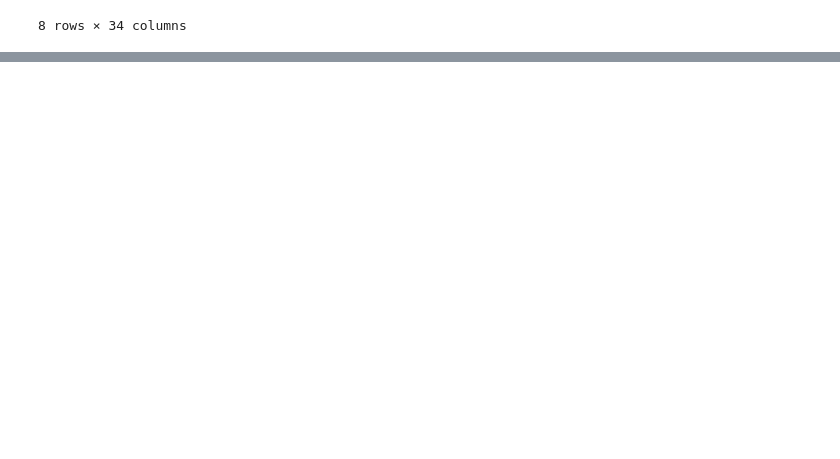
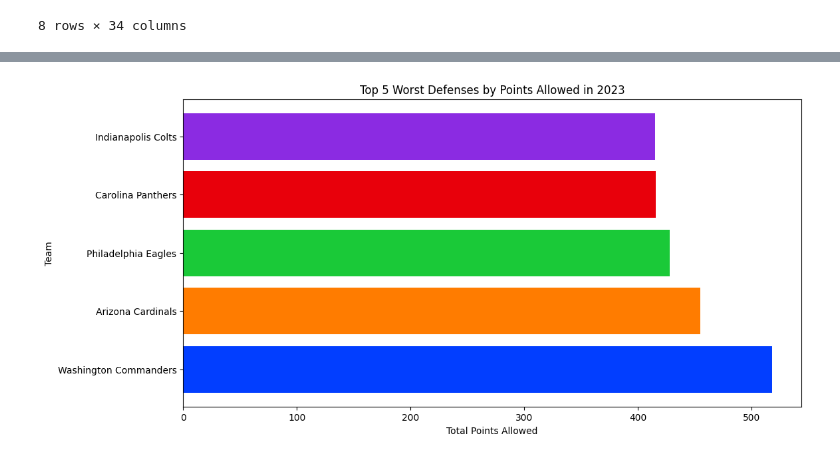
Before and after one commit to build-summer-2024/async-yellow-Kyle-Pham-final-project, a Jupyter notebook: final_project/final_project.ipynb, the cells around one changed output, grey strips where cells are left out. Saved outputs shown, nothing was run; the diff lists cells and outputs as text; code cells hidden in the pictures; blank space fills up the shorter version.

```diff
--- a/final_project/final_project.ipynb
+++ b/final_project/final_project.ipynb
@@ -81,0 +109,13 @@ Passing `palette` without assigning `hue` is deprecated and will be removed in v
+# %%
+## Question 5: Which 5 teams had the most points scored on them (worst defense)?
+
+plt.figure(figsize=(12,6))
+top_5_worst_defense = nfl_data[nfl_data["year"] == 2023].groupby("team")["points_opp"].sum().nlargest(5)
+palette_color = sb.color_palette("bright")
+plt.barh(top_5_worst_defense.index, top_5_worst_defense, color=palette_color)
+plt.xlabel('Total Points Allowed')
+plt.ylabel('Team')
+plt.title('Top 5 Worst Defenses by Points Allowed in 2023')
+plt.show()
+# %% [output]
+[figure, added]
```
Also changed, not shown: parts of 10 cells of this notebook, 1 other file.
